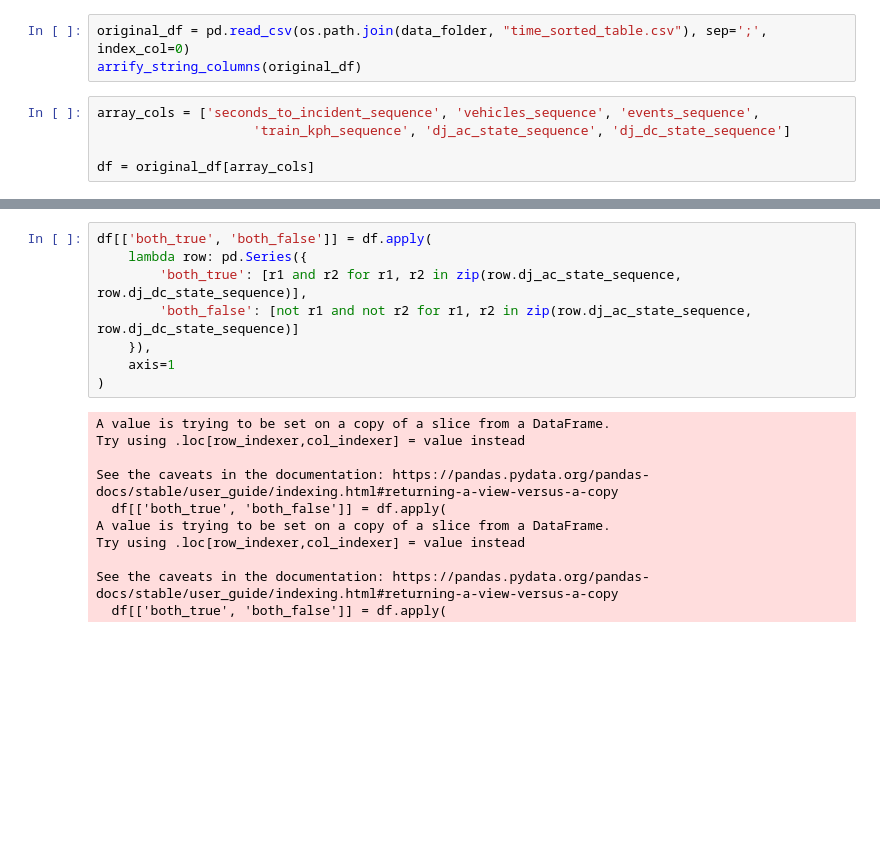
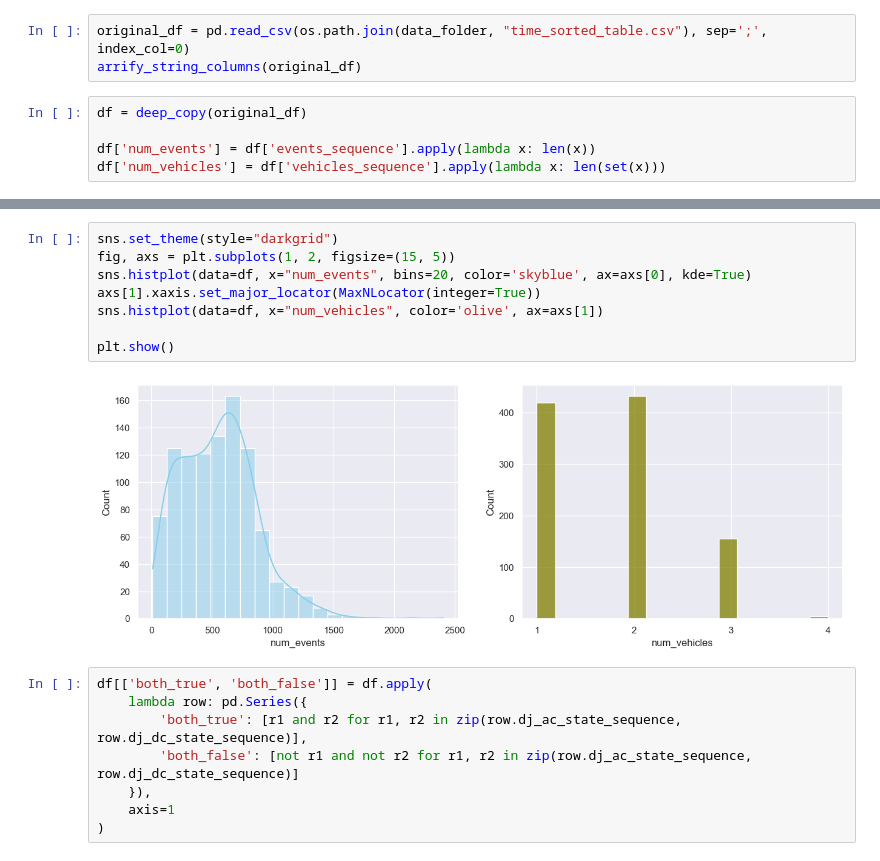
Before and after one commit to Carda01/SNCB_IncidentClassifier, a Jupyter notebook: pre_data_analysis/events_analysis.ipynb, the cells around one changed output, grey strips where cells are left out. Cells and saved outputs as stored; diff of their text form; blank space fills up the shorter version.

Commit message:
Add deep_copy method and analysis on always on battery trains

```diff
--- a/pre_data_analysis/events_analysis.ipynb
+++ b/pre_data_analysis/events_analysis.ipynb
@@ -12,7 +14,7 @@ import matplotlib.pyplot as plt
 original_df = pd.read_csv(os.path.join(data_folder, "time_sorted_table.csv"), sep=';', index_col=0)
 arrify_string_columns(original_df)
 # %%
-array_cols = ['seconds_to_incident_sequence', 'vehicles_sequence', 'events_sequence',
-                    'train_kph_sequence', 'dj_ac_state_sequence', 'dj_dc_state_sequence']
+df = deep_copy(original_df)
 
-df = original_df[array_cols]
+df['num_events'] = df['events_sequence'].apply(lambda x: len(x))
+df['num_vehicles'] = df['vehicles_sequence'].apply(lambda x: len(set(x)))
@@ -19,3 +47,13 @@ df = original_df[array_cols]
+# %%
+sns.set_theme(style="darkgrid")
+fig, axs = plt.subplots(1, 2, figsize=(15, 5))
+sns.histplot(data=df, x="num_events", bins=20, color='skyblue', ax=axs[0], kde=True)
+axs[1].xaxis.set_major_locator(MaxNLocator(integer=True))
+sns.histplot(data=df, x="num_vehicles", color='olive', ax=axs[1])
+
+plt.show()
+# %% [output]
+[figure, added]
 # %%
 df[['both_true', 'both_false']] = df.apply(
     lambda row: pd.Series({
@@ -24,16 +62,5 @@ df[['both_true', 'both_false']] = df.apply(
     }),
     axis=1
 )
-# %% [output]
-A value is trying to be set on a copy of a slice from a DataFrame.
-Try using .loc[row_indexer,col_indexer] = value instead
-
-See the caveats in the documentation: https://pandas.pydata.org/pandas-docs/stable/user_guide/indexing.html#returning-a-view-versus-a-copy
-  df[['both_true', 'both_false']] = df.apply(
-A value is trying to be set on a copy of a slice from a DataFrame.
-Try using .loc[row_indexer,col_indexer] = value instead
-
-See the caveats in the documentation: https://pandas.pydata.org/pandas-docs/stable/user_guide/indexing.html#returning-a-view-versus-a-copy
-  df[['both_true', 'both_false']] = df.apply(
 # %%
 # It never happens that both states are true
```
Also changed, not shown: parts of 8 cells of this notebook, 1 other file.
